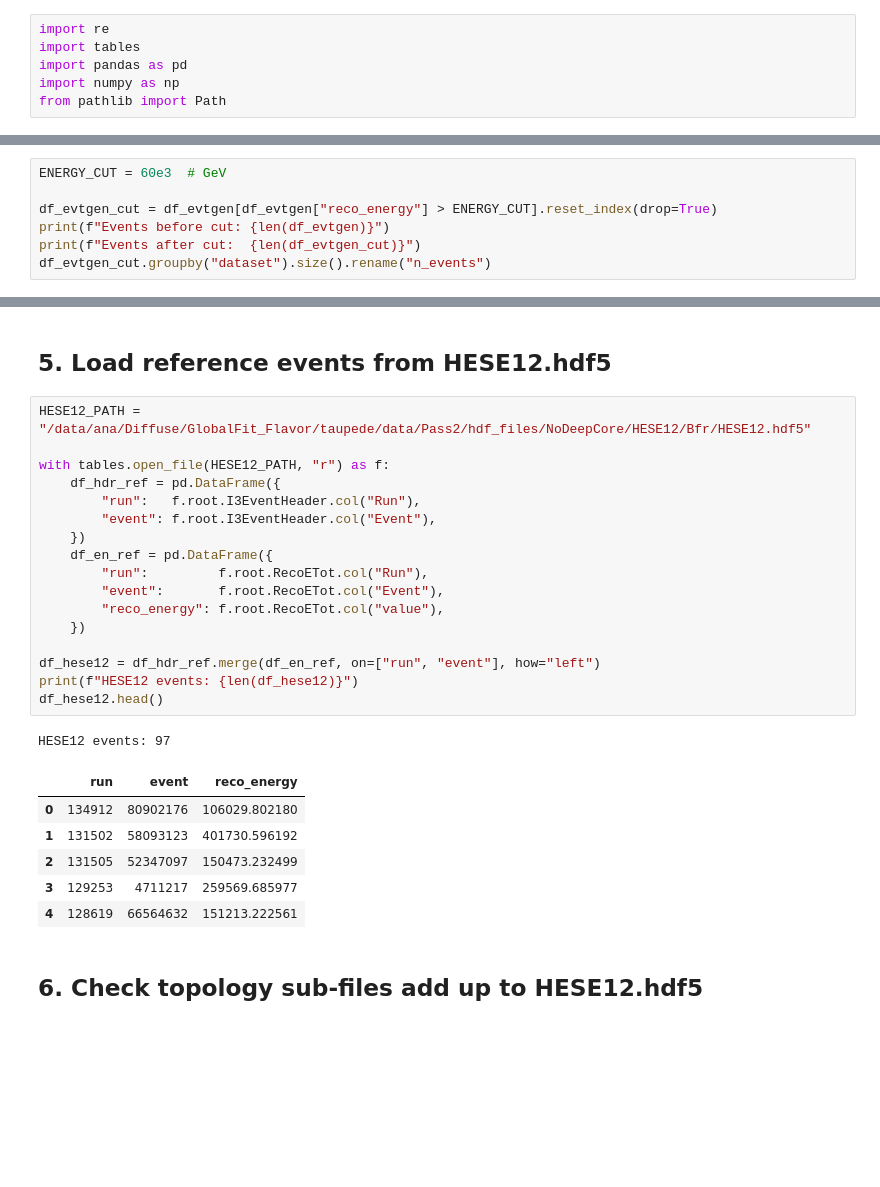
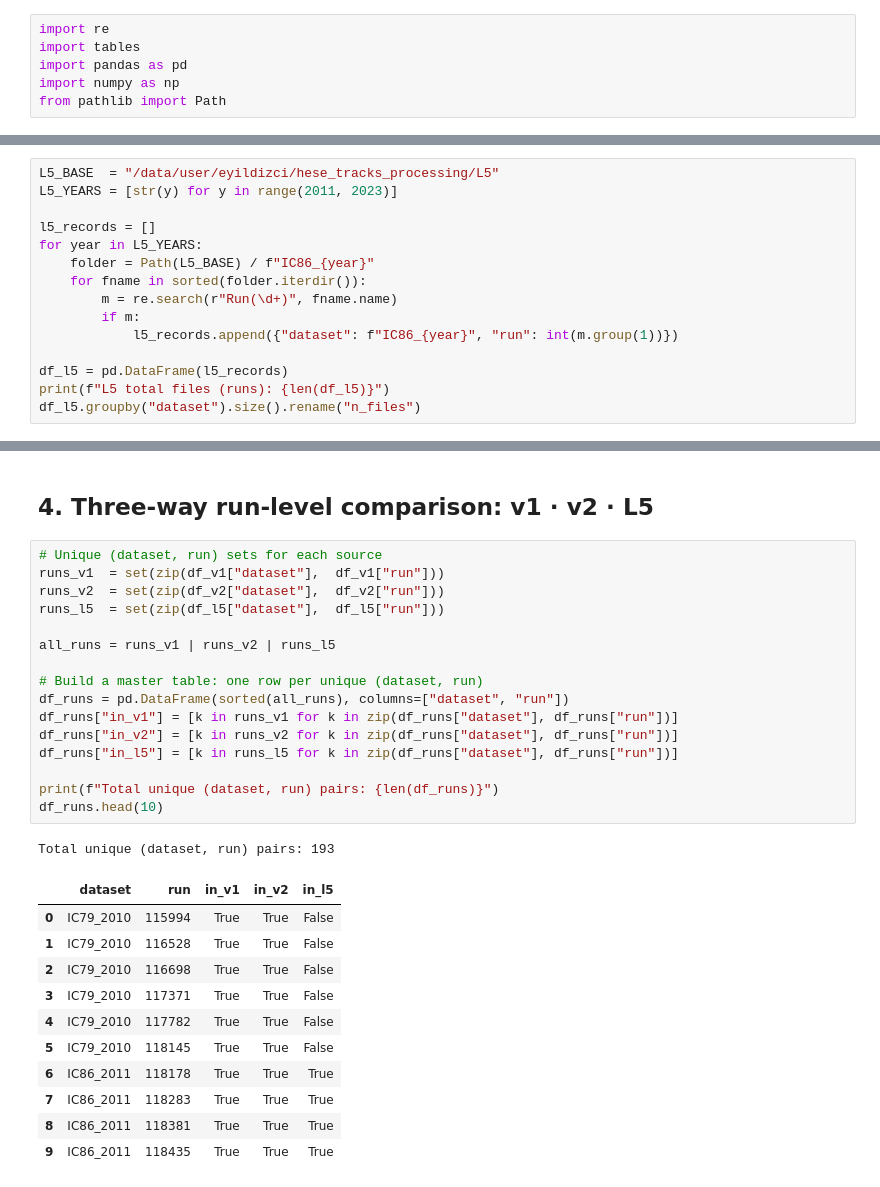
Before and after one commit to icecube/reco_processing, a Jupyter notebook: NNMFit/notebooks/unblind/step1_hese_flux/compare_hese_events.ipynb, the cells around one changed output, grey strips where cells are left out. Drawn from its saved outputs; the diff is of its cells as text; blank space fills up the shorter version.

```diff
--- a/NNMFit/notebooks/unblind/step1_hese_flux/compare_hese_events.ipynb
+++ b/NNMFit/notebooks/unblind/step1_hese_flux/compare_hese_events.ipynb
@@ -297,8 +208,16 @@ HESE12 i3 runs not in EvtGen: 1
 # %%
-ENERGY_CUT = 60e3  # GeV
+L5_BASE  = "/data/user/eyildizci/hese_tracks_processing/L5"
+L5_YEARS = [str(y) for y in range(2011, 2023)]
 
-df_evtgen_cut = df_evtgen[df_evtgen["reco_energy"] > ENERGY_CUT].reset_index(drop=True)
-print(f"Events before cut: {len(df_evtgen)}")
-print(f"Events after cut:  {len(df_evtgen_cut)}")
-df_evtgen_cut.groupby("dataset").size().rename("n_events")
+l5_records = []
+for year in L5_YEARS:
+    folder = Path(L5_BASE) / f"IC86_{year}"
+    for fname in sorted(folder.iterdir()):
+        m = re.search(r"Run(\d+)", fname.name)
+        if m:
+            l5_records.append({"dataset": f"IC86_{year}", "run": int(m.group(1))})
+
+df_l5 = pd.DataFrame(l5_records)
+print(f"L5 total files (runs): {len(df_l5)}")
+df_l5.groupby("dataset").size().rename("n_files")
 # %% [output]
@@ -321,29 +239,31 @@ Name: n_events, dtype: int64
 # %% [markdown]
-## 5. Load reference events from HESE12.hdf5
+## 4. Three-way run-level comparison: v1 · v2 · L5
 # %%
-HESE12_PATH = "/data/ana/Diffuse/GlobalFit_Flavor/taupede/data/Pass2/hdf_files/NoDeepCore/HESE12/Bfr/HESE12.hdf5"
+# Unique (dataset, run) sets for each source
+runs_v1  = set(zip(df_v1["dataset"],  df_v1["run"]))
+runs_v2  = set(zip(df_v2["dataset"],  df_v2["run"]))
+runs_l5  = set(zip(df_l5["dataset"],  df_l5["run"]))
 
-with tables.open_file(HESE12_PATH, "r") as f:
-    df_hdr_ref = pd.DataFrame({
-        "run":   f.root.I3EventHeader.col("Run"),
-        "event": f.root.I3EventHeader.col("Event"),
-    })
-    df_en_ref = pd.DataFrame({
-        "run":         f.root.RecoETot.col("Run"),
-        "event":       f.root.RecoETot.col("Event"),
-        "reco_energy": f.root.RecoETot.col("value"),
-    })
+all_runs = runs_v1 | runs_v2 | runs_l5
 
-df_hese12 = df_hdr_ref.merge(df_en_ref, on=["run", "event"], how="left")
-print(f"HESE12 events: {len(df_hese12)}")
-df_hese12.head()
+# Build a master table: one row per unique (dataset, run)
+df_runs = pd.DataFrame(sorted(all_runs), columns=["dataset", "run"])
+df_runs["in_v1"] = [k in runs_v1 for k in zip(df_runs["dataset"], df_runs["run"])]
+df_runs["in_v2"] = [k in runs_v2 for k in zip(df_runs["dataset"], df_runs["run"])]
+df_runs["in_l5"] = [k in runs_l5 for k in zip(df_runs["dataset"], df_runs["run"])]
+
+print(f"Total unique (dataset, run) pairs: {len(df_runs)}")
+df_runs.head(10)
 # %% [output]
-HESE12 events: 97
+Total unique (dataset, run) pairs: 193
-|  | run | event | reco_energy |
-| 0 | 134912 | 80902176 | 106029.802180 |
-| 1 | 131502 | 58093123 | 401730.596192 |
-| 2 | 131505 | 52347097 | 150473.232499 |
-| 3 | 129253 | 4711217 | 259569.685977 |
-| 4 | 128619 | 66564632 | 151213.222561 |
+|  | dataset | run | in_v1 | in_v2 | in_l5 |
+| 0 | IC79_2010 | 115994 | True | True | False |
+| 1 | IC79_2010 | 116528 | True | True | False |
+| 2 | IC79_2010 | 116698 | True | True | False |
+| 3 | IC79_2010 | 117371 | True | True | False |
+| 4 | IC79_2010 | 117782 | True | True | False |
+| 5 | IC79_2010 | 118145 | True | True | False |
+| 6 | IC86_2011 | 118178 | True | True | True |
+| 7 | IC86_2011 | 118283 | True | True | True |
+| 8 | IC86_2011 | 118381 | True | True | True |
+| 9 | IC86_2011 | 118435 | True | True | True |
-# %% [markdown]
-## 6. Check topology sub-files add up to HESE12.hdf5
```
Also changed, not shown: parts of 30 cells of this notebook, 22 other files.
